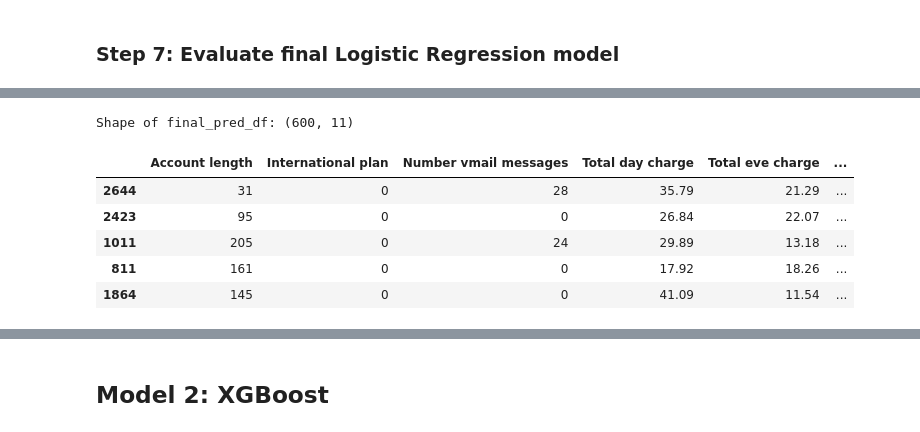
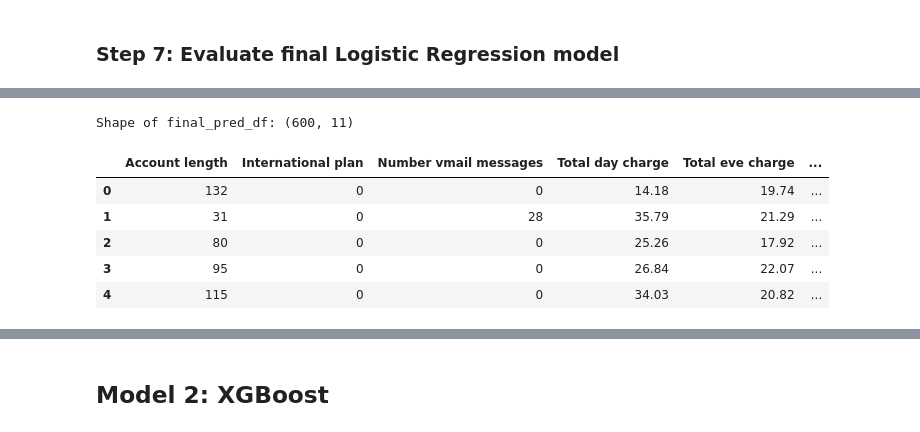
Before and after one commit to FinnHet13/CodingProjects, a Jupyter notebook: churn_prediction/1_ML_pipeline.ipynb, the cells around one changed output, grey strips where cells are left out. Drawn from its saved outputs; the diff is of its cells as text; code cells hidden in the pictures.

```diff
--- a/churn_prediction/1_ML_pipeline.ipynb
+++ b/churn_prediction/1_ML_pipeline.ipynb
@@ -582,5 +853,0 @@ top_5_thresholds
-# %%
-# Print out the best threshold (highest accuracy)
-best_threshold = top_5_thresholds.iloc[0]['Threshold']
-best_f2 = top_5_thresholds.iloc[0]['F2_Score']
-print(f"The best threshold is {best_threshold} with an F-2 score of {best_f2:.4f}")
@@ -588,0 +957,8 @@ The best threshold is 0.0896728999861171 with an F-2 score of 0.5074
+# %%
+# Extract the single best threshold based on minimum cost
+best_threshold_by_cost_row = threshold_df.loc[threshold_df['Total_Cost'].idxmin()]
+best_threshold = best_threshold_by_cost_row['Threshold']
+min_total_cost = best_threshold_by_cost_row['Total_Cost']
+
+print(f"\nBest threshold based on minimum cost: {best_threshold:.6f}")
+print(f"Minimum Total Cost achieved: {min_total_cost:.2f}")
@@ -674,0 +970,4 @@ Examples of incorrect predictions with threshold of 0.135914:
+# %%
+# Using the best threshold and the function show_correct_predictions from earlier
+# Show correct predictions with the best threshold
+correct_pred_df_best = show_correct_predictions(X_test, y_test, y_pred_proba[:, 1], threshold=best_threshold)
@@ -674,0 +991,3 @@ Examples of incorrect predictions with threshold of 0.135914:
+# %%
+# Show some examples of incorrect predictions with the best threshold
+incorrect_pred_df_best = show_incorrect_predictions(X_test, y_test, y_pred_proba[:, 1], threshold=best_threshold)
@@ -675,18 +1011,19 @@ Examples of incorrect predictions with threshold of 0.135914:
 # %%
-# Fuse together the correct and incorrect predictions DataFrames with the threshold at 0.135914 to display the confusion matrix
-final_pred_df = pd.concat([correct_pred_df_final, incorrect_pred_df_final])
+# Fuse together the correct and incorrect predictions DataFrames with the best threshold
+# Concatenate the two DataFrames
+final_pred_df = pd.concat([correct_pred_df_best, incorrect_pred_df_best], ignore_index=True)
 
 # Print shape of final_pred_df
 print(f"Shape of final_pred_df: {final_pred_df.shape}")
 final_pred_df.head()
 # %% [output]
 Shape of final_pred_df: (600, 11)
 |  | Account length | International plan | Number vmail messages | Total day charge | Total eve charge | ... |
-| 2644 | 31 | 0 | 28 | 35.79 | 21.29 | ... |
-| 2423 | 95 | 0 | 0 | 26.84 | 22.07 | ... |
-| 1011 | 205 | 0 | 24 | 29.89 | 13.18 | ... |
-| 811 | 161 | 0 | 0 | 17.92 | 18.26 | ... |
-| 1864 | 145 | 0 | 0 | 41.09 | 11.54 | ... |
+| 0 | 132 | 0 | 0 | 14.18 | 19.74 | ... |
+| 1 | 31 | 0 | 28 | 35.79 | 21.29 | ... |
+| 2 | 80 | 0 | 0 | 25.26 | 17.92 | ... |
+| 3 | 95 | 0 | 0 | 26.84 | 22.07 | ... |
+| 4 | 115 | 0 | 0 | 34.03 | 20.82 | ... |
 # %%
 # Create and display confusion matrix of the final predictions
 final_conf_matrix = confusion_matrix(final_pred_df['Actual_Churn'], final_pred_df['Predicted_Churn'])
```
Also changed, not shown: parts of 71 cells of this notebook.
